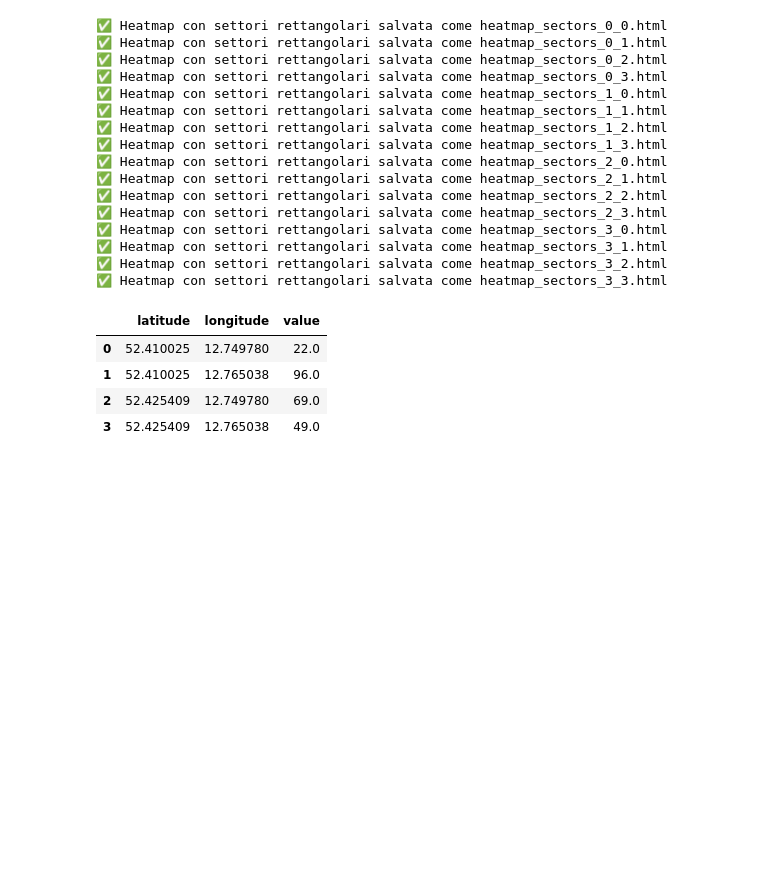
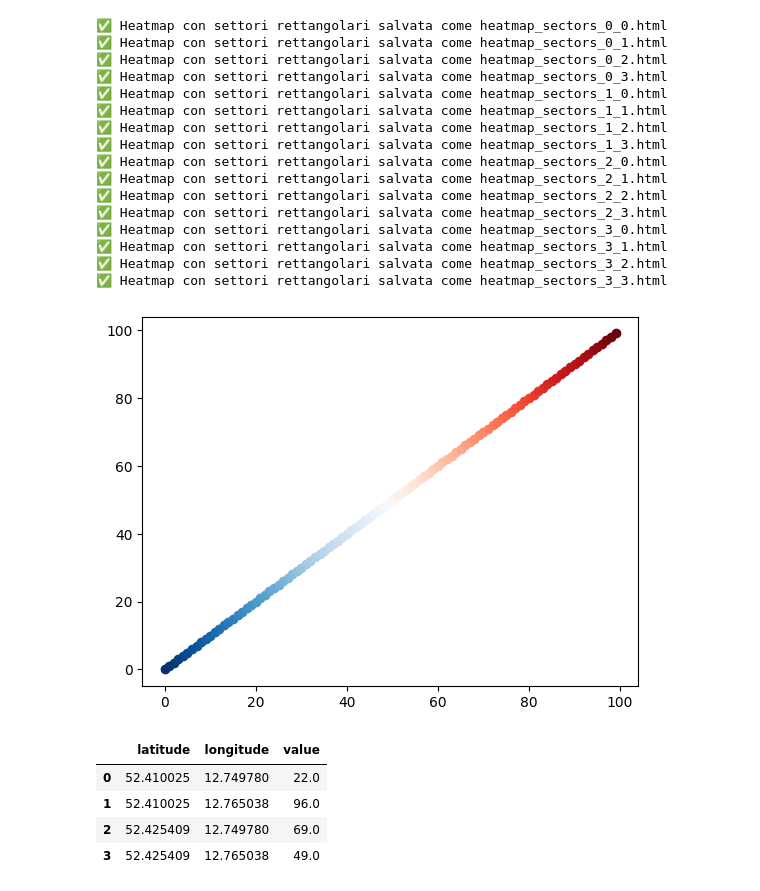
Before and after one commit to GabrielePiccoli/test_page, a Jupyter notebook: genera_heatmap.ipynb, the cells around one changed output. Cells and saved outputs as stored; diff of their text form; code cells hidden in the pictures; blank space fills up the shorter version.

Commit message:
corrected colorbar

```diff
--- a/genera_heatmap.ipynb
+++ b/genera_heatmap.ipynb
@@ -129,7 +129,7 @@ def midpoint(p1, p2):
 
 def create_blue_white_red_colorbar(num_colors=100):
     # Genera 50 colori dal blu al bianco
-    blue_to_white = plt.cm.Blues(np.linspace(0, 1, num_colors // 2))
+    blue_to_white = plt.cm.Blues(np.linspace(1, 0, num_colors // 2))
     white_to_red = plt.cm.Reds(np.linspace(0, 1, num_colors // 2))
 
     # Unisci le due metà
@@ -305,6 +305,13 @@ for s in range(4):
 ✅ Heatmap con settori rettangolari salvata come heatmap_sectors_3_1.html
 ✅ Heatmap con settori rettangolari salvata come heatmap_sectors_3_2.html
 ✅ Heatmap con settori rettangolari salvata come heatmap_sectors_3_3.html
+# %%
+colors = create_blue_white_red_colorbar(100)
+
+for i in range(len(colors)):
+    plt.scatter(i, i, color = colors[i])
+# %% [output]
+[figure, added]
 # %%
 pd.read_csv("data/data_sectors_0_1.csv")
 # %% [output]
```
Also changed, not shown: 20 other files.
